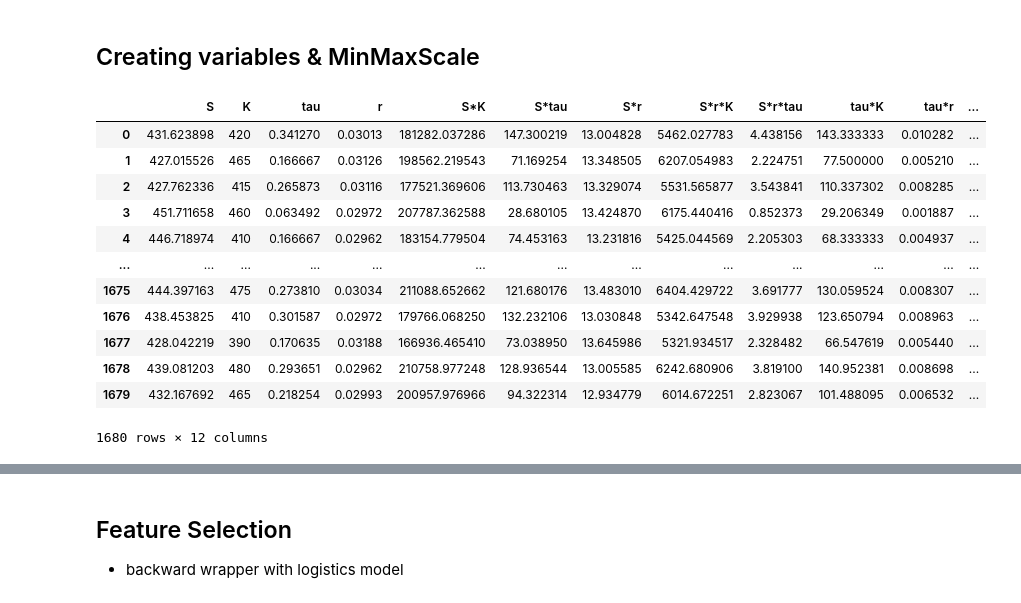
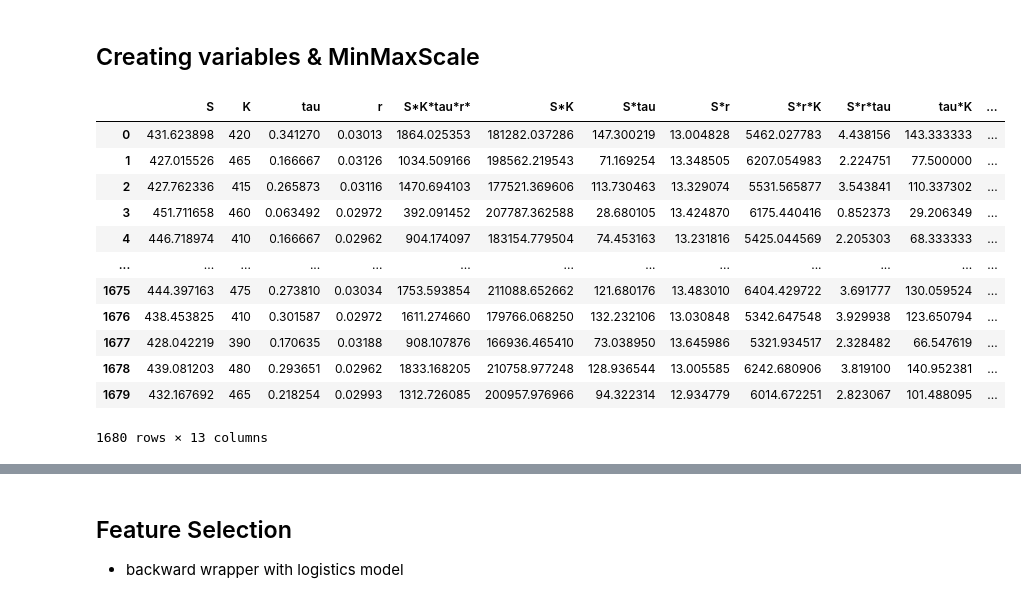
Before and after one commit to ggsmith842/Options-Prediction, a Jupyter notebook: yutong_classfication.ipynb, the cells around one changed output, grey strips where cells are left out. Saved outputs shown, nothing was run; the diff lists cells and outputs as text; code cells hidden in the pictures.

```diff
--- a/yutong_classfication.ipynb
+++ b/yutong_classfication.ipynb
@@ -58,41 +60,49 @@ y = train_df.iloc[:, -1]
 # %%
 # define function
 # multiplying all fields
 
 def create_variables(df):
     cols = list(df.columns)
+    name = ''
+    result = pd.Series(1, index=range(X.shape[0]))
+    for i in cols:
+        name = name + str(i) + "*"
+        result = result*X[i]
+    df[name] = result
+
+
     for i in cols:
         cols.remove(i)
         for ii in cols:
             if i != ii:
                 name = str(i)+"*"+str(ii)
                 # name2 = str(i)+"/"+str(ii)
                 df[name] = df[i]*df[ii]
                 # df[name2] = df[i]/df[ii]
         for iii in cols:
             #print(f'i:{i}, ii:{ii}, iii:{iii}')
             if i != iii and ii != iii and i != ii:
                 #print(f'i:{i}, ii:{ii}, iii:{iii}')
                 name = str(i)+"*"+str(ii)+"*"+str(iii)
                 df[name] = df[i]*df[ii]*df[iii]
 
     return df
 
 create_variables(X)
 # %% [output]
-|  | S | K | tau | r | S*K | S*tau | S*r | S*r*K | S*r*tau | tau*K | tau*r | ... |
-| 0 | 431.623898 | 420 | 0.341270 | 0.03013 | 181282.037286 | 147.300219 | 13.004828 | 5462.027783 | 4.438156 | 143.333333 | 0.010282 | ... |
-| 1 | 427.015526 | 465 | 0.166667 | 0.03126 | 198562.219543 | 71.169254 | 13.348505 | 6207.054983 | 2.224751 | 77.500000 | 0.005210 | ... |
-| 2 | 427.762336 | 415 | 0.265873 | 0.03116 | 177521.369606 | 113.730463 | 13.329074 | 5531.565877 | 3.543841 | 110.337302 | 0.008285 | ... |
-| 3 | 451.711658 | 460 | 0.063492 | 0.02972 | 207787.362588 | 28.680105 | 13.424870 | 6175.440416 | 0.852373 | 29.206349 | 0.001887 | ... |
-| 4 | 446.718974 | 410 | 0.166667 | 0.02962 | 183154.779504 | 74.453163 | 13.231816 | 5425.044569 | 2.205303 | 68.333333 | 0.004937 | ... |
+|  | S | K | tau | r | S*K*tau*r* | S*K | S*tau | S*r | S*r*K | S*r*tau | tau*K | ... |
+| 0 | 431.623898 | 420 | 0.341270 | 0.03013 | 1864.025353 | 181282.037286 | 147.300219 | 13.004828 | 5462.027783 | 4.438156 | 143.333333 | ... |
+| 1 | 427.015526 | 465 | 0.166667 | 0.03126 | 1034.509166 | 198562.219543 | 71.169254 | 13.348505 | 6207.054983 | 2.224751 | 77.500000 | ... |
+| 2 | 427.762336 | 415 | 0.265873 | 0.03116 | 1470.694103 | 177521.369606 | 113.730463 | 13.329074 | 5531.565877 | 3.543841 | 110.337302 | ... |
+| 3 | 451.711658 | 460 | 0.063492 | 0.02972 | 392.091452 | 207787.362588 | 28.680105 | 13.424870 | 6175.440416 | 0.852373 | 29.206349 | ... |
+| 4 | 446.718974 | 410 | 0.166667 | 0.02962 | 904.174097 | 183154.779504 | 74.453163 | 13.231816 | 5425.044569 | 2.205303 | 68.333333 | ... |
 | ... | ... | ... | ... | ... | ... | ... | ... | ... | ... | ... | ... | ... |
-| 1675 | 444.397163 | 475 | 0.273810 | 0.03034 | 211088.652662 | 121.680176 | 13.483010 | 6404.429722 | 3.691777 | 130.059524 | 0.008307 | ... |
-| 1676 | 438.453825 | 410 | 0.301587 | 0.02972 | 179766.068250 | 132.232106 | 13.030848 | 5342.647548 | 3.929938 | 123.650794 | 0.008963 | ... |
-| 1677 | 428.042219 | 390 | 0.170635 | 0.03188 | 166936.465410 | 73.038950 | 13.645986 | 5321.934517 | 2.328482 | 66.547619 | 0.005440 | ... |
-| 1678 | 439.081203 | 480 | 0.293651 | 0.02962 | 210758.977248 | 128.936544 | 13.005585 | 6242.680906 | 3.819100 | 140.952381 | 0.008698 | ... |
-| 1679 | 432.167692 | 465 | 0.218254 | 0.02993 | 200957.976966 | 94.322314 | 12.934779 | 6014.672251 | 2.823067 | 101.488095 | 0.006532 | ... |
+| 1675 | 444.397163 | 475 | 0.273810 | 0.03034 | 1753.593854 | 211088.652662 | 121.680176 | 13.483010 | 6404.429722 | 3.691777 | 130.059524 | ... |
+| 1676 | 438.453825 | 410 | 0.301587 | 0.02972 | 1611.274660 | 179766.068250 | 132.232106 | 13.030848 | 5342.647548 | 3.929938 | 123.650794 | ... |
+| 1677 | 428.042219 | 390 | 0.170635 | 0.03188 | 908.107876 | 166936.465410 | 73.038950 | 13.645986 | 5321.934517 | 2.328482 | 66.547619 | ... |
+| 1678 | 439.081203 | 480 | 0.293651 | 0.02962 | 1833.168205 | 210758.977248 | 128.936544 | 13.005585 | 6242.680906 | 3.819100 | 140.952381 | ... |
+| 1679 | 432.167692 | 465 | 0.218254 | 0.02993 | 1312.726085 | 200957.976966 | 94.322314 | 12.934779 | 6014.672251 | 2.823067 | 101.488095 | ... |
-1680 rows × 12 columns
+1680 rows × 13 columns
 # %%
 cols = X.columns
 X = MinMaxScaler().fit_transform(X)
```
Also changed, not shown: parts of 6 cells of this notebook.
